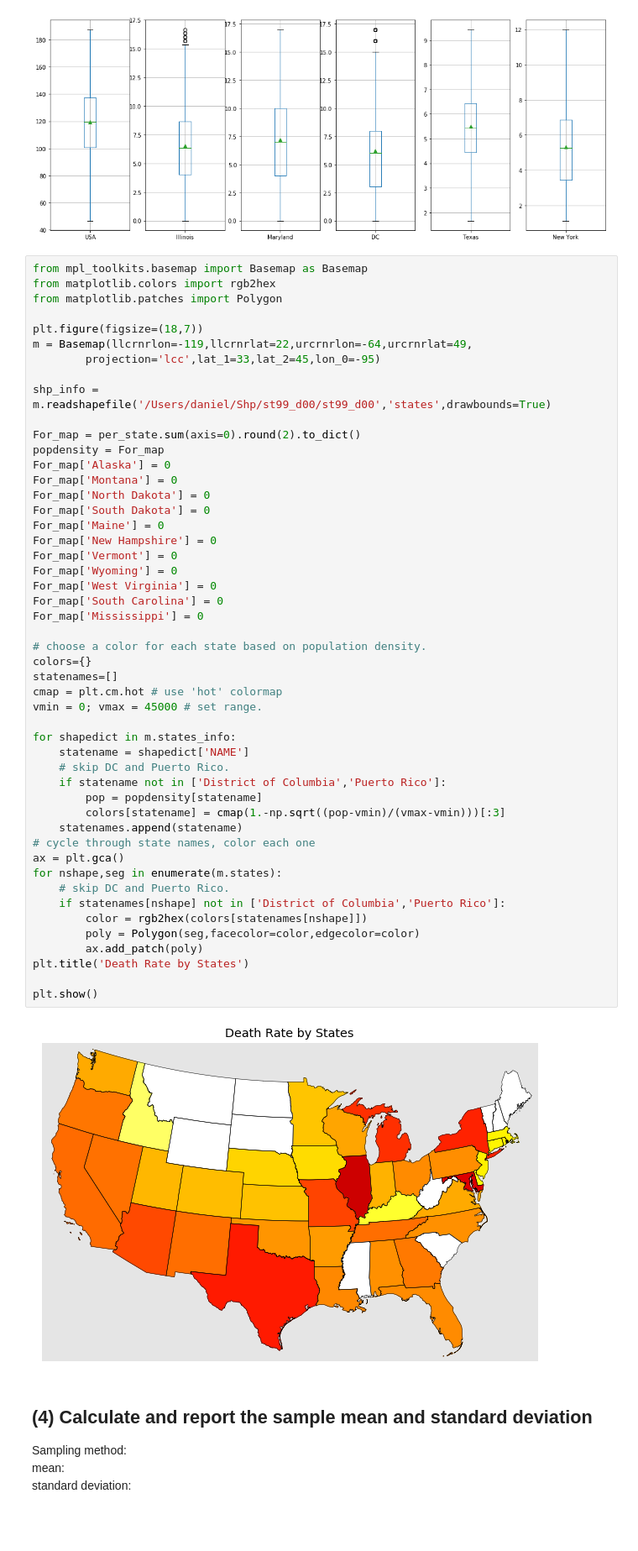
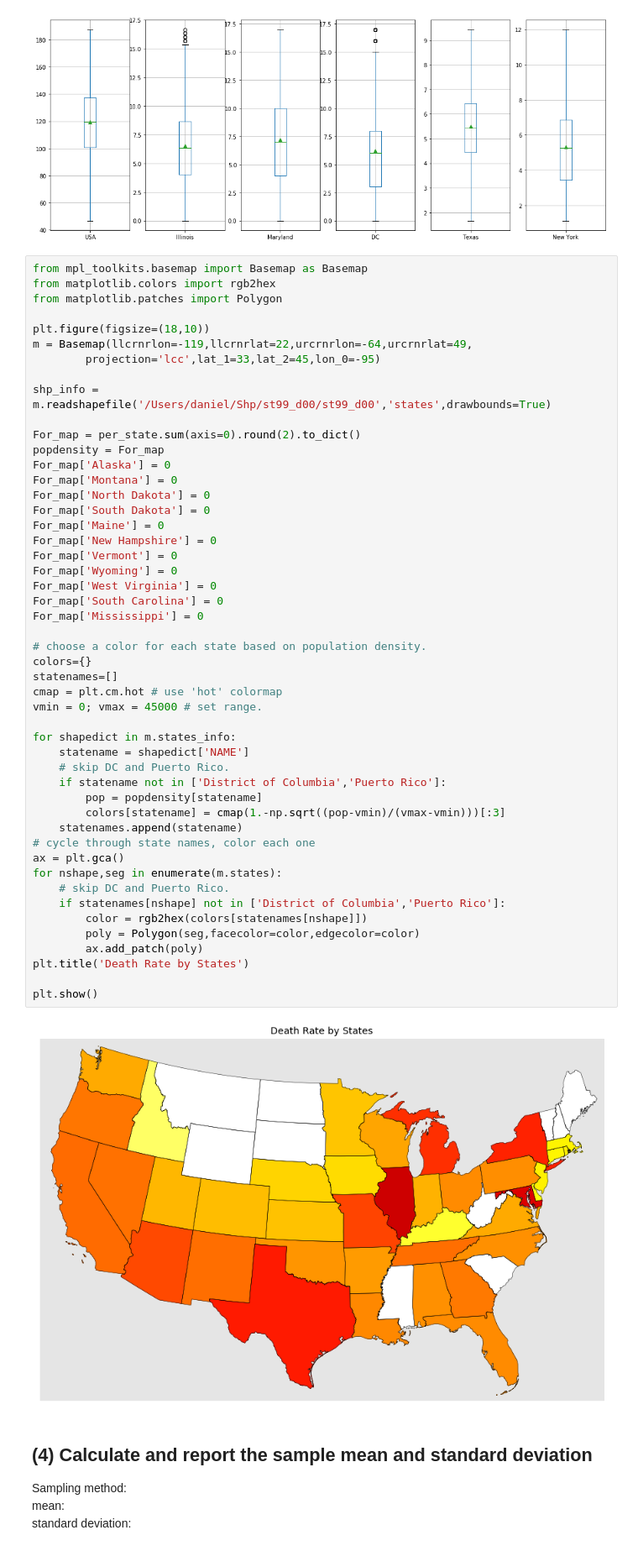
Before and after one commit to Ceolium/Statistics, a Jupyter notebook: Probabilities and Statistics.ipynb, the cells around one changed output. Shown: that part at 84% size. Saved outputs shown, nothing was run; the diff lists cells and outputs as text; blank space fills up the shorter version.

```diff
--- a/Probabilities and Statistics.ipynb
+++ b/Probabilities and Statistics.ipynb
@@ -147,7 +152,7 @@ from mpl_toolkits.basemap import Basemap as Basemap
 from matplotlib.colors import rgb2hex
 from matplotlib.patches import Polygon
 
-plt.figure(figsize=(18,7))
+plt.figure(figsize=(18,10))
 m = Basemap(llcrnrlon=-119,llcrnrlat=22,urcrnrlon=-64,urcrnrlat=49,
         projection='lcc',lat_1=33,lat_2=45,lon_0=-95)
 
@@ -165,34 +170,34 @@ For_map['Vermont'] = 0
 For_map['Wyoming'] = 0
 For_map['West Virginia'] = 0
 For_map['South Carolina'] = 0
 For_map['Mississippi'] = 0
 
 # choose a color for each state based on population density.
 colors={}
 statenames=[]
 cmap = plt.cm.hot # use 'hot' colormap
 vmin = 0; vmax = 45000 # set range.
 
 for shapedict in m.states_info:
     statename = shapedict['NAME']
     # skip DC and Puerto Rico.
     if statename not in ['District of Columbia','Puerto Rico']:
         pop = popdensity[statename]
         colors[statename] = cmap(1.-np.sqrt((pop-vmin)/(vmax-vmin)))[:3]
     statenames.append(statename)
 # cycle through state names, color each one
 ax = plt.gca()
 for nshape,seg in enumerate(m.states):
     # skip DC and Puerto Rico.
     if statenames[nshape] not in ['District of Columbia','Puerto Rico']:
         color = rgb2hex(colors[statenames[nshape]])
         poly = Polygon(seg,facecolor=color,edgecolor=color)
         ax.add_patch(poly)
 plt.title('Death Rate by States')
 
 plt.show()
 # %% [output]
-[figure, old version]
+[figure, new version]
 # %% [markdown]
 ## (4) Calculate and report the sample mean and standard deviation
 Sampling method: <br>
```
Also changed, not shown: parts of 4 cells of this notebook.
